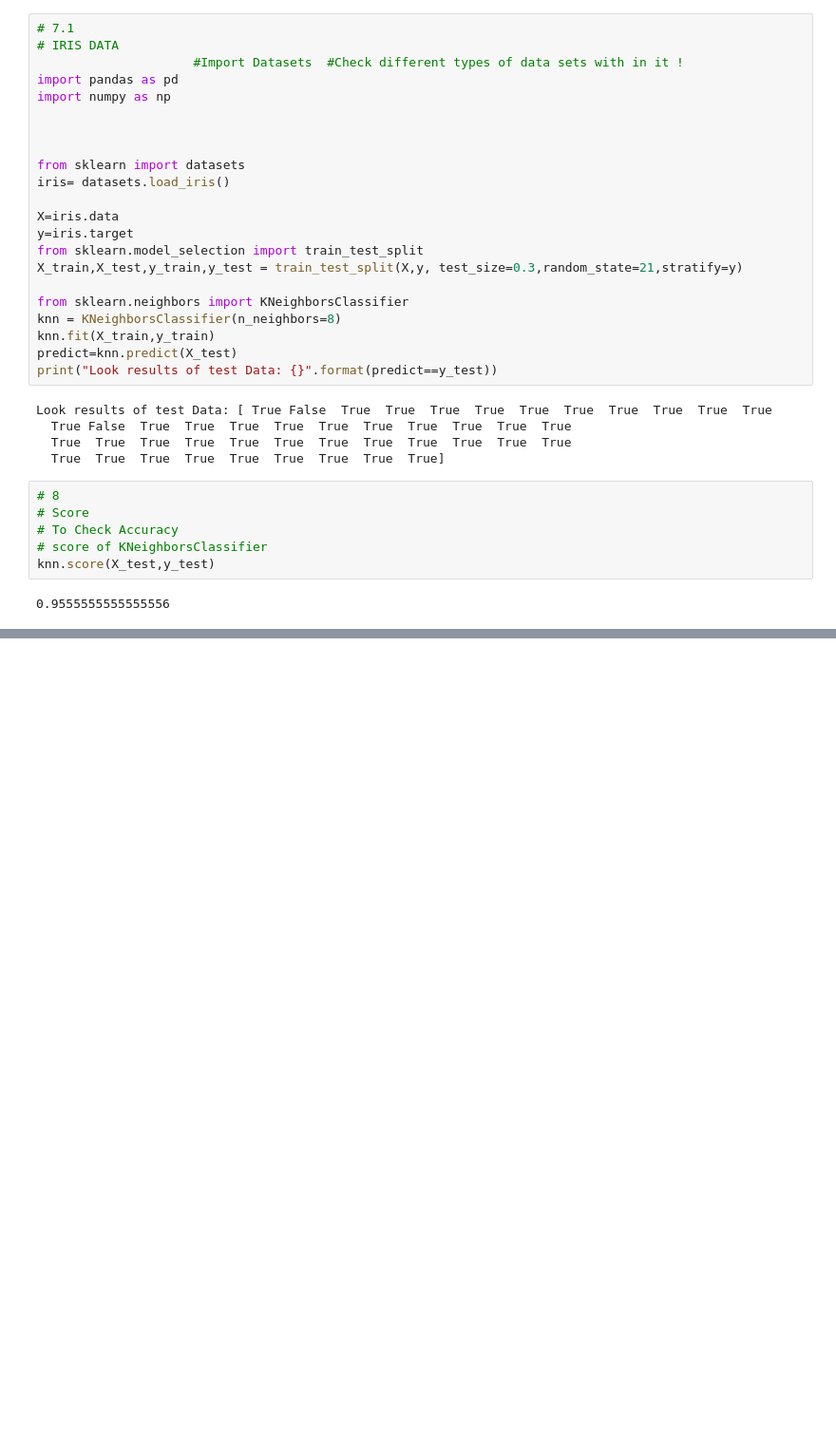
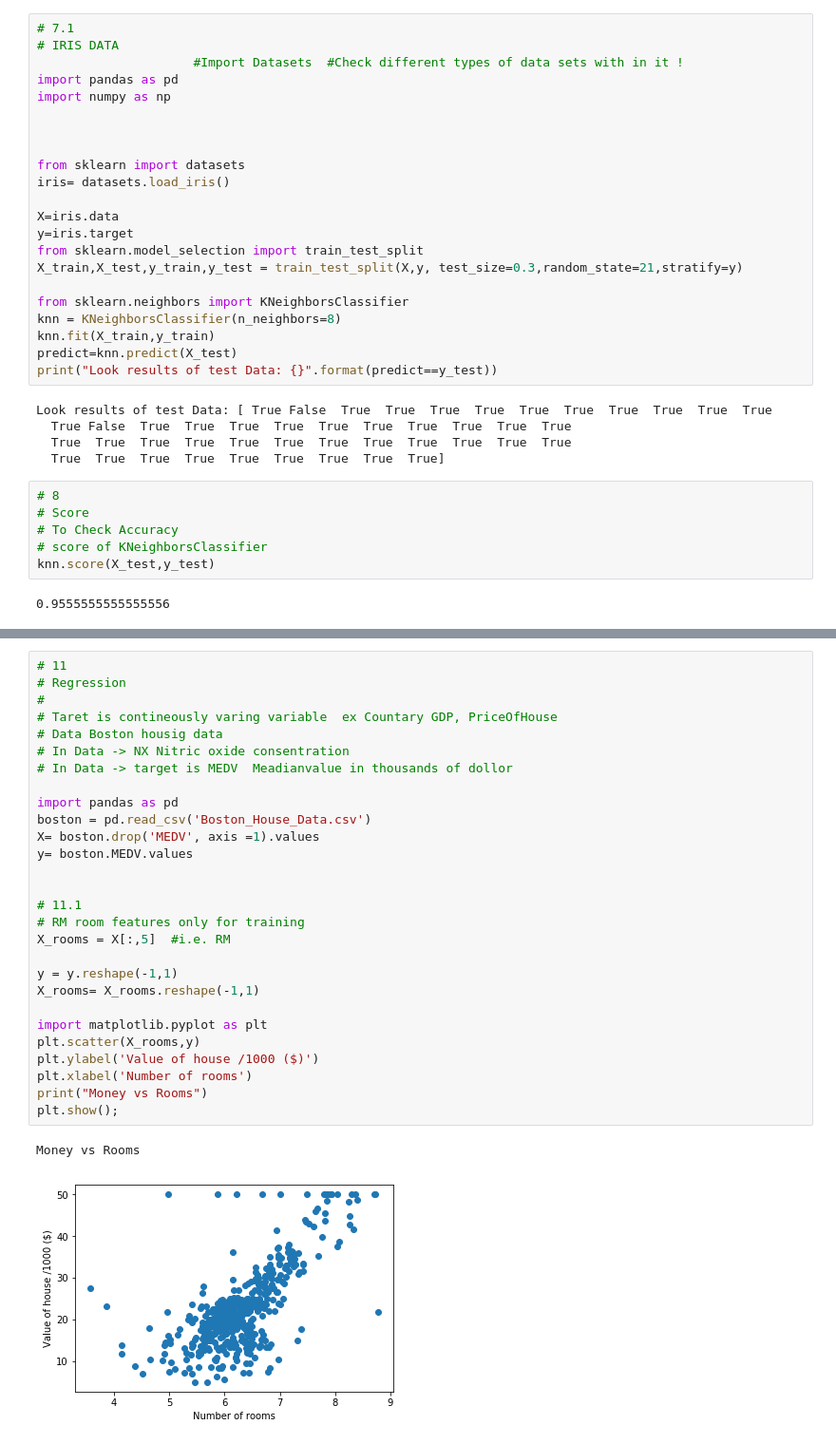
Before and after one commit to 201511608/Anaconda, a Jupyter notebook: MachineLearning_Supervised.ipynb, the cells around one changed output, grey strips where cells are left out. Shown: that part at 95% size. Saved outputs shown, nothing was run; the diff lists cells and outputs as text; blank space fills up the shorter version.

```diff
--- a/MachineLearning_Supervised.ipynb
+++ b/MachineLearning_Supervised.ipynb
@@ -368,0 +467,31 @@ knn.score(X_test,y_test)
+# %%
+# 11
+# Regression
+#
+# Taret is contineously varing variable  ex Countary GDP, PriceOfHouse
+# Data Boston housig data
+# In Data -> NX Nitric oxide consentration
+# In Data -> target is MEDV  Meadianvalue in thousands of dollor
+
+import pandas as pd
+boston = pd.read_csv('Boston_House_Data.csv')
+X= boston.drop('MEDV', axis =1).values
+y= boston.MEDV.values
+
+
+# 11.1
+# RM room features only for training
+X_rooms = X[:,5]  #i.e. RM
+
+y = y.reshape(-1,1)
+X_rooms= X_rooms.reshape(-1,1)
+
+import matplotlib.pyplot as plt
+plt.scatter(X_rooms,y)
+plt.ylabel('Value of house /1000 ($)')
+plt.xlabel('Number of rooms')
+print("Money vs Rooms")
+plt.show();
+# %% [output]
+Money vs Rooms
+[figure, added]
```
Also changed, not shown: parts of 7 cells of this notebook, 2 other files.
